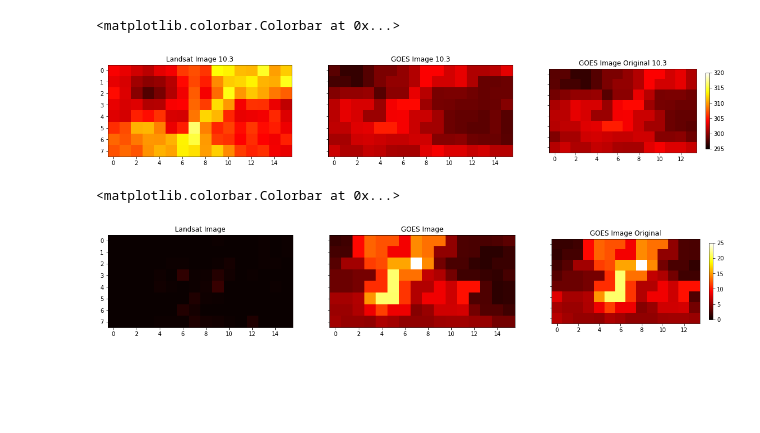
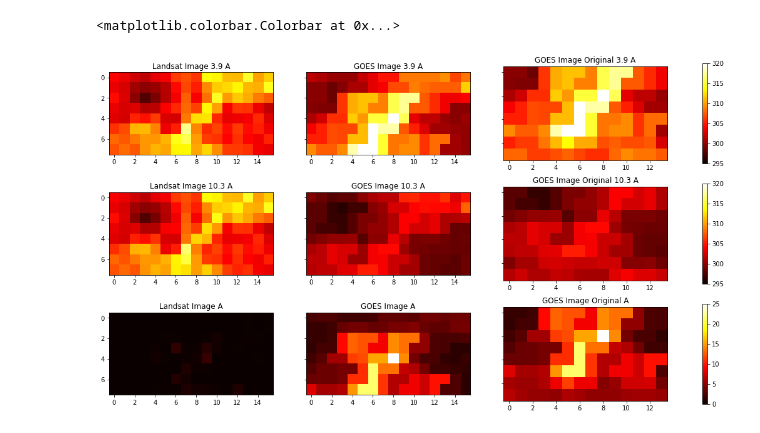
Before and after one commit to ccny-glasslab/Fires, a Jupyter notebook: fires_landsat.ipynb, the cells around one changed output. Drawn from its saved outputs; the diff is of its cells as text; code cells hidden in the pictures; blank space fills up the shorter version.

```diff
--- a/fires_landsat.ipynb
+++ b/fires_landsat.ipynb
@@ -60,32 +38,41 @@ plt.colorbar(landsat_map, ax = ax3, shrink=0.25)
-# %%
-landsat_img_103 = np.flipud(np.load(landsat_path + 'LC08_L2SP_044032_20210828_20210901_02_T1_goesLS_BT10.3_gridAcent0.02deg.npy'))
-goes_img_103 = shiftPixels(landsat_img, goes103, [latsA[0], latsA[1]], [lonsA[0], lonsA[1]])
-goes_img_original_103 = goes103[latsA[0]:latsA[1], lonsA[0]:lonsA[1]]
-
-f, (ax1, ax2, ax3) = plt.subplots(1, 3, figsize=(20, 10), sharey=True)
-max_temp = 320
-min_temp = 295
-landsat_map = ax1.imshow(landsat_img_103, vmin = min_temp, vmax = max_temp, cmap='hot')
-ax1.set_title('Landsat Image 10.3')
-goes_map = ax2.imshow(goes_img_103, vmin = min_temp, vmax = max_temp, cmap='hot')
-ax2.set_title('GOES Image 10.3')
-goes_original_map = ax3.imshow(goes_img_original_103, vmin = min_temp, vmax = max_temp, cmap='hot')
-ax3.set_title('GOES Image Original 10.3')
-plt.colorbar(landsat_map, ax = ax3, shrink=0.25)
-# %% [output]
-<matplotlib.colorbar.Colorbar at 0x...>
-[figure, removed]
-# %%
-f, (ax1, ax2, ax3) = plt.subplots(1, 3, figsize=(20, 10), sharey=True)
-max_temp = 25
-min_temp = 0
-landsat_map = ax1.imshow(landsat_img_039-landsat_img_103, vmin = min_temp, vmax = max_temp, cmap='hot')
-ax1.set_title('Landsat Image')
-goes_map = ax2.imshow(goes_img_039-goes_img_103, vmin = min_temp, vmax = max_temp, cmap='hot')
-ax2.set_title('GOES Image')
-goes_original_map = ax3.imshow(goes_img_original_039-goes_img_original_103, vmin = min_temp, vmax = max_temp, cmap='hot')
-ax3.set_title('GOES Image Original')
-plt.colorbar(landsat_map, ax = ax3, shrink=0.25)
-# %% [output]
-<matplotlib.colorbar.Colorbar at 0x...>
-[figure, removed]
+# %%
+f, (ax1, ax2, ax3) = plt.subplots(3, 3, figsize=(20, 10), sharey=True)
+max_temp = 320
+min_temp = 295
+
+landsat_img_039_A = np.flipud(np.load(landsat_path + 'LC08_L2SP_044032_20210828_20210901_02_T1_goesLS_BT3.9_gridAcent0.02deg.npy'))
+goes_img_039_A = shiftPixels(landsat_img_039_A, goes039, [latsA[0], latsA[1]], [lonsA[0], lonsA[1]])
+goes_img_original_039_A = goes039[latsA[0]:latsA[1], lonsA[0]:lonsA[1]]
+
+landsat_map = ax1[0].imshow(landsat_img_039_A, vmin = min_temp, vmax = max_temp, cmap='hot')
+ax1[0].set_title('Landsat Image 3.9 A')
+ax1[1].imshow(goes_img_039_A, vmin = min_temp, vmax = max_temp, cmap='hot')
+ax1[1].set_title('GOES Image 3.9 A')
+ax1[2].imshow(goes_img_original_039_A, vmin = min_temp, vmax = max_temp, cmap='hot')
+ax1[2].set_title('GOES Image Original 3.9 A')
+plt.colorbar(landsat_map, ax = ax1)
+
+landsat_img_103_A = np.flipud(np.load(landsat_path + 'LC08_L2SP_044032_20210828_20210901_02_T1_goesLS_BT10.3_gridAcent0.02deg.npy'))
+goes_img_103_A = shiftPixels(landsat_img_103_A, goes103, [latsA[0], latsA[1]], [lonsA[0], lonsA[1]])
+goes_img_original_103_A = goes103[latsA[0]:latsA[1], lonsA[0]:lonsA[1]]
+
+landsat_map = ax2[0].imshow(landsat_img_103_A, vmin = min_temp, vmax = max_temp, cmap='hot')
+ax2[0].set_title('Landsat Image 10.3 A')
+ax2[1].imshow(goes_img_103_A, vmin = min_temp, vmax = max_temp, cmap='hot')
+ax2[1].set_title('GOES Image 10.3 A')
+ax2[2].imshow(goes_img_original_103_A, vmin = min_temp, vmax = max_temp, cmap='hot')
+ax2[2].set_title('GOES Image Original 10.3 A')
+plt.colorbar(landsat_map, ax = ax2)
+
+max_temp = 25
+min_temp = 0
+landsat_map = ax3[0].imshow(landsat_img_039_A-landsat_img_103_A, vmin = min_temp, vmax = max_temp, cmap='hot')
+ax3[0].set_title('Landsat Image A')
+ax3[1].imshow(goes_img_039_A-goes_img_103_A, vmin = min_temp, vmax = max_temp, cmap='hot')
+ax3[1].set_title('GOES Image A')
+ax3[2].imshow(goes_img_original_039_A-goes_img_original_103_A, vmin = min_temp, vmax = max_temp, cmap='hot')
+ax3[2].set_title('GOES Image Original A')
+plt.colorbar(landsat_map, ax = ax3)
+# %% [output]
+<matplotlib.colorbar.Colorbar at 0x...>
+[figure, added]
```
Also changed, not shown: parts of 9 cells of this notebook, 2 other files.
